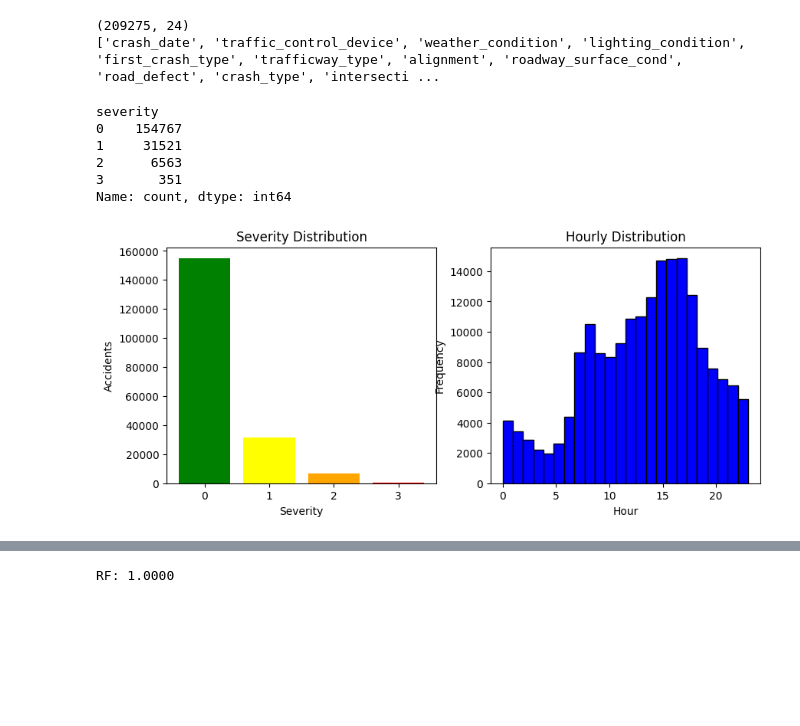
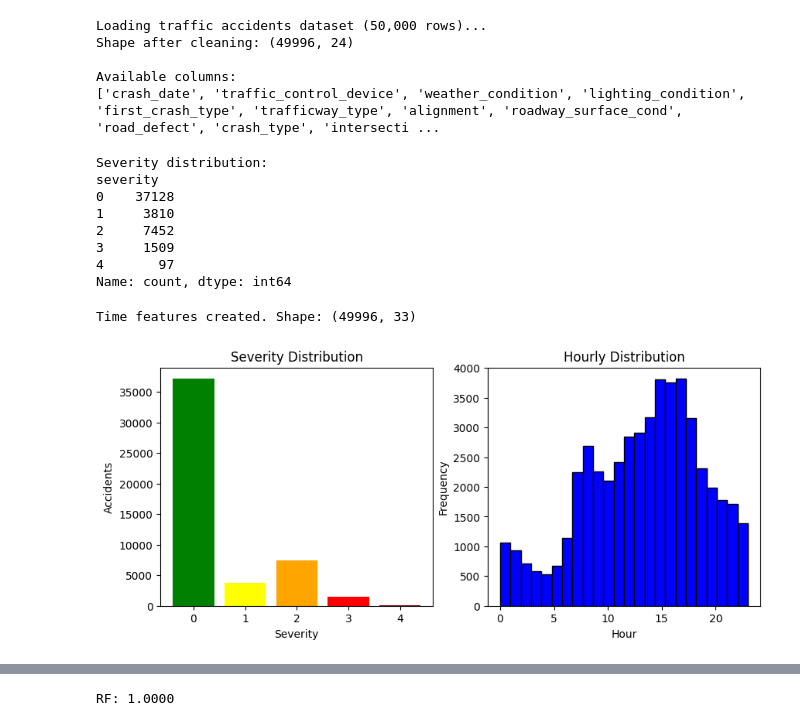
Before and after one commit to sheemasyed02/Real-Time-Traffic-Accident-Prediction-system, a Jupyter notebook: TrafficAccident.ipynb, the cells around one changed output, grey strips where cells are left out. Drawn from its saved outputs; the diff is of its cells as text; code cells hidden in the pictures; blank space fills up the shorter version.

```diff
--- a/TrafficAccident.ipynb
+++ b/TrafficAccident.ipynb
@@ -13,49 +13,81 @@ import seaborn as sns
 import warnings
 warnings.filterwarnings('ignore')
 # %%
-df = pd.read_csv('traffic_accidents.csv')
-df = df.dropna()
+SAMPLE_SIZE = 50000
+
+print(f"Loading traffic accidents dataset ({SAMPLE_SIZE:,} rows)...")
+df = pd.read_csv('traffic_accidents.csv', nrows=SAMPLE_SIZE)
+df = df.dropna(subset=['most_severe_injury', 'crash_date'])
 df = df.drop_duplicates()
-print(df.shape)
+print(f"Shape after cleaning: {df.shape}")
+print(f"\nAvailable columns:")
 print(df.columns.tolist())
 # %% [output]
-(209275, 24)
+Loading traffic accidents dataset (50,000 rows)...
+Shape after cleaning: (49996, 24)
+
+Available columns:
 ['crash_date', 'traffic_control_device', 'weather_condition', 'lighting_condition', 'first_crash_type', 'trafficway_type', 'alignment', 'roadway_surface_cond', 'road_defect', 'crash_type', 'intersecti ...
 # %%
-sev = {'NO INDICATION OF INJURY':0,'NONINCAPACITATING INJURY':1,'INCAPACITATING INJURY':2,'FATAL':3}
-df['severity'] = df['most_severe_injury'].map(sev)
+severity_mapping = {
+    'NO INDICATION OF INJURY': 0,
+    'REPORTED, NOT EVIDENT': 1,
+    'NONINCAPACITATING INJURY': 2,
+    'INCAPACITATING INJURY': 3,
+    'FATAL': 4
+}
+df['severity'] = df['most_severe_injury'].map(severity_mapping)
 df = df.dropna(subset=['severity'])
 df['severity'] = df['severity'].astype(int)
+print("Severity distribution:")
 print(df['severity'].value_counts().sort_index())
 # %% [output]
+Severity distribution:
 severity
-0    154767
-1     31521
-2      6563
-3       351
+0    37128
+1     3810
+2     7452
+3     1509
+4       97
 Name: count, dtype: int64
 # %%
-df['crash_date'] = pd.to_datetime(df['crash_date'])
-df['Hour'] = df['crash_date'].dt.hour
-df['Day_of_Week'] = df['crash_date'].dt.dayofweek + 1
-df['Month'] = df['crash_date'].dt.month
-df['Year'] = df['crash_date'].dt.year
+df['crash_datetime'] = pd.to_datetime(df['crash_date'], errors='coerce')
+df = df.dropna(subset=['crash_datetime'])
+if 'crash_hour' not in df.columns:
+    df['Hour'] = df['crash_datetime'].dt.hour
+else:
+    df['Hour'] = df['crash_hour']
+
+if 'crash_day_of_week' not in df.columns:
+    df['Day_of_Week'] = df['crash_datetime'].dt.dayofweek + 1
+else:
+    df['Day_of_Week'] = df['crash_day_of_week']
+
+if 'crash_month' not in df.columns:
+    df['Month'] = df['crash_datetime'].dt.month
+else:
+    df['Month'] = df['crash_month']
+
+df['Year'] = df['crash_datetime'].dt.year
 df['Is_Weekend'] = (df['Day_of_Week'].isin([6,7])).astype(int)
 df['Is_Rush_Hour'] = (df['Hour'].isin([7,8,9,16,17,18])).astype(int)
 df['Season'] = df['Month'].apply(lambda x: 1 if x in [12,1,2] else (2 if x in [3,4,5] else (3 if x in [6,7,8] else 4)))
+print(f"Time features created. Shape: {df.shape}")
+# %% [output]
+Time features created. Shape: (49996, 33)
 # %%
 plt.figure(figsize=(10,4))
 plt.subplot(1,2,1)
-plt.bar([0,1,2,3], df['severity'].value_counts().sort_index(), color=['green','yellow','orange','red'])
+plt.bar([0,1,2,3,4], df['severity'].value_counts().sort_index(), color=['green','yellow','orange','red','darkred'])
 plt.title('Severity Distribution')
 plt.xlabel('Severity')
 plt.ylabel('Accidents')
 plt.subplot(1,2,2)
 plt.hist(df['Hour'], bins=24, color='blue', edgecolor='black')
 plt.title('Hourly Distribution')
 plt.xlabel('Hour')
 plt.ylabel('Frequency')
 plt.show()
 # %% [output]
-[figure, old version]
+[figure, new version]
 # %%
```
Also changed, not shown: parts of 6 cells of this notebook, 6 other files.
